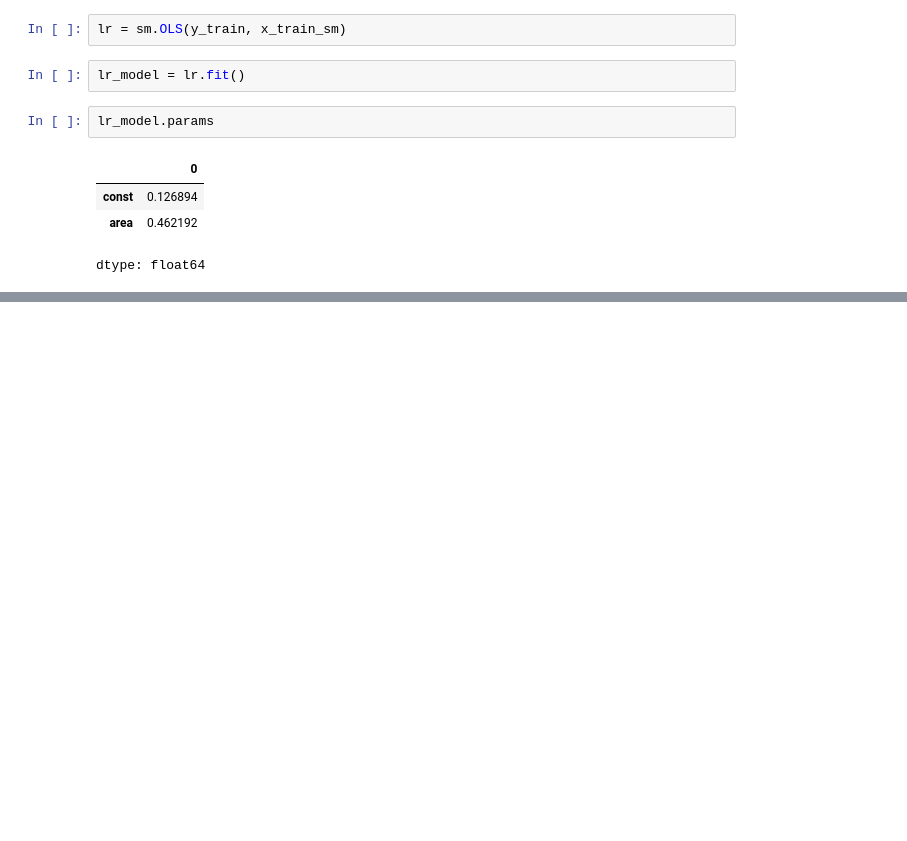
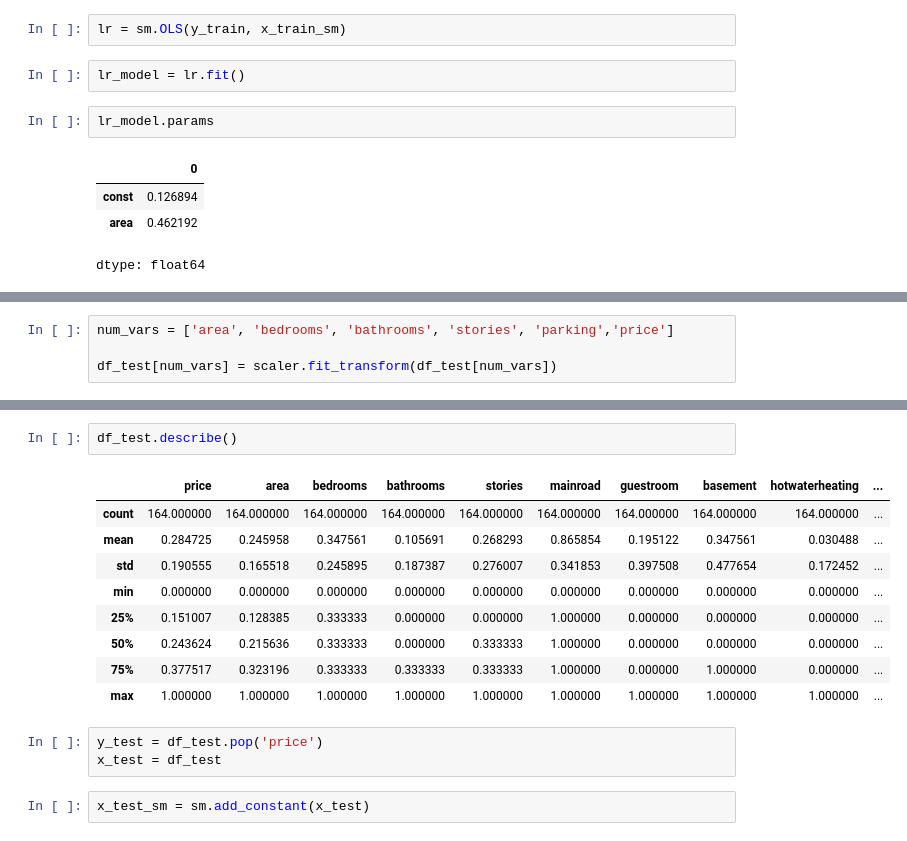
Before and after one commit to subhashiitb/IITKGP-ML, a Jupyter notebook: BasicsOfML/M1/S4/4.3/M1-S4-4.3.Multiple-Linear-Regression.ipynb, the cells around one changed output, grey strips where cells are left out. Saved outputs shown, nothing was run; the diff lists cells and outputs as text; blank space fills up the shorter version.

```diff
--- a/BasicsOfML/M1/S4/4.3/M1-S4-4.3.Multiple-Linear-Regression.ipynb
+++ b/BasicsOfML/M1/S4/4.3/M1-S4-4.3.Multiple-Linear-Regression.ipynb
@@ -366,0 +568,4 @@ Notes:
+# %%
+num_vars = ['area', 'bedrooms', 'bathrooms', 'stories', 'parking','price']
+
+df_test[num_vars] = scaler.fit_transform(df_test[num_vars])
@@ -366,0 +581,17 @@ Notes:
+# %%
+df_test.describe()
+# %% [output]
+|  | price | area | bedrooms | bathrooms | stories | mainroad | guestroom | basement | hotwaterheating | ... |
+| count | 164.000000 | 164.000000 | 164.000000 | 164.000000 | 164.000000 | 164.000000 | 164.000000 | 164.000000 | 164.000000 | ... |
+| mean | 0.284725 | 0.245958 | 0.347561 | 0.105691 | 0.268293 | 0.865854 | 0.195122 | 0.347561 | 0.030488 | ... |
+| std | 0.190555 | 0.165518 | 0.245895 | 0.187387 | 0.276007 | 0.341853 | 0.397508 | 0.477654 | 0.172452 | ... |
+| min | 0.000000 | 0.000000 | 0.000000 | 0.000000 | 0.000000 | 0.000000 | 0.000000 | 0.000000 | 0.000000 | ... |
+| 25% | 0.151007 | 0.128385 | 0.333333 | 0.000000 | 0.000000 | 1.000000 | 0.000000 | 0.000000 | 0.000000 | ... |
+| 50% | 0.243624 | 0.215636 | 0.333333 | 0.000000 | 0.333333 | 1.000000 | 0.000000 | 0.000000 | 0.000000 | ... |
+| 75% | 0.377517 | 0.323196 | 0.333333 | 0.333333 | 0.333333 | 1.000000 | 0.000000 | 1.000000 | 0.000000 | ... |
+| max | 1.000000 | 1.000000 | 1.000000 | 1.000000 | 1.000000 | 1.000000 | 1.000000 | 1.000000 | 1.000000 | ... |
+# %%
+y_test = df_test.pop('price')
+x_test = df_test
+# %%
+x_test_sm = sm.add_constant(x_test)
```
Also changed, not shown: parts of 26 cells of this notebook.
